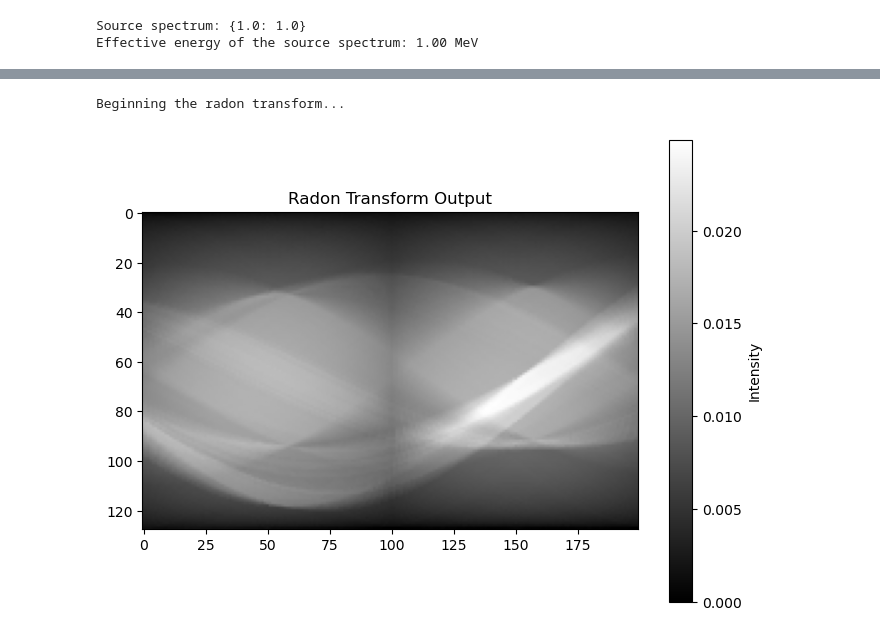
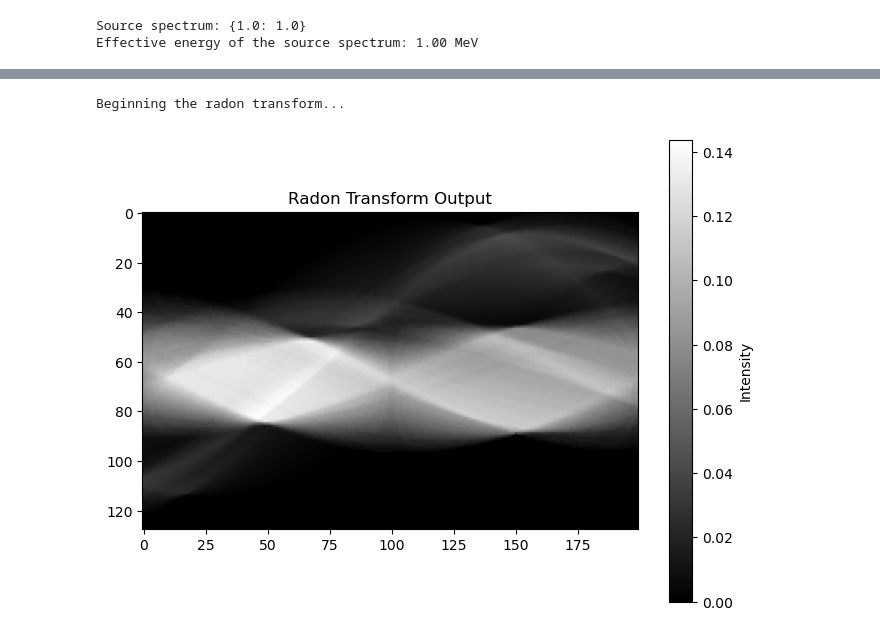
Before and after one commit to samuelnub/lircst-ana, a Jupyter notebook: src/AnalyticalCST.ipynb, the cells around one changed output, grey strips where cells are left out. Drawn from its saved outputs; the diff is of its cells as text; code cells hidden in the pictures.

```diff
--- a/src/AnalyticalCST.ipynb
+++ b/src/AnalyticalCST.ipynb
@@ -263,11 +263,11 @@ def create_random_voxel_phantom(shape=(phan_channels, phan_size, phan_size, phan
     min_shapes: int = 1
     max_shapes: int | None = None
     if phan_type == "medical":
-      max_shapes = 8
+      max_shapes = 5
     elif phan_type == "industrial":
-      max_shapes = 16
+      max_shapes = 10
     elif phan_type == "random":
-      max_shapes = 24
+      max_shapes = 20
     num_shapes: int = np.random.randint(min_shapes, max_shapes + 1)  # Random number of shapes
 
     anomaly_chance: float | None = None
@@ -1051,23 +1051,23 @@ def radon_over_detector_pixels(phantom: np.ndarray, detec_size: int, detec_dims:
 # %%
 #@title Execution of Analytical model
 
 # Use the radon_over_detector_pixels function over our phantom defined above
 
 import matplotlib.pyplot as plt
 # Assuming 'phantom', 'phan_size', 'chan_scat_coef', and 'chan_atten_coef' are defined from previous code
 
 print("Beginning the radon transform...")
 
 # Example usage:
-radon_output = radon_over_detector_pixels(phantom, detec_size, detec_dims, detec_bins, sinogram_slice=90)
+radon_output = radon_over_detector_pixels(phantom, detec_size, detec_dims, detec_bins, sinogram_slice=62)
 
 # Display the result
 plt.figure(figsize=(8, 6))
 plt.imshow(np.sum(radon_output, axis=2), cmap="gray") # Visualising the sum over our energy bins (integrate energy)
 plt.title("Radon Transform Output")
 plt.colorbar(label="Intensity")
 plt.show()
 # %% [output]
 Beginning the radon transform...
-[figure, old version]
+[figure, new version]
 # %%
```
Also changed, not shown: parts of 6 cells of this notebook, 1 other file.
